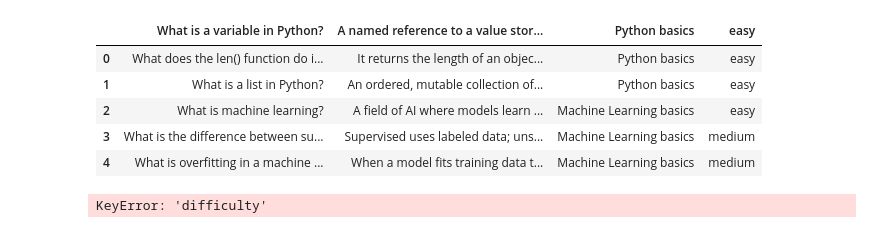
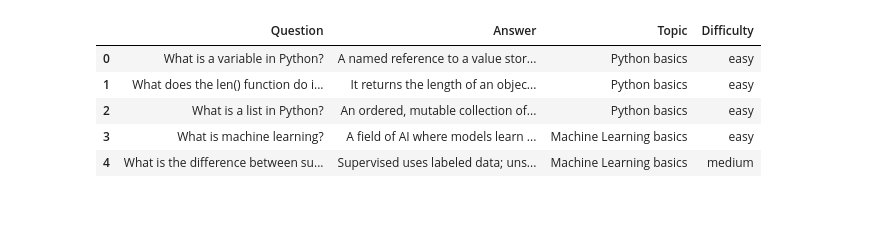
Before and after one commit to Devarajan-Maheshwaran/ai-study-pal, a Jupyter notebook: notebooks/01_quiz_data_eda.ipynb, the cells around one changed output. Drawn from its saved outputs; the diff is of its cells as text; code cells hidden in the pictures.

Commit message:
Added Python-AI model codes

```diff
--- a/notebooks/01_quiz_data_eda.ipynb
+++ b/notebooks/01_quiz_data_eda.ipynb
@@ -1,16 +13,12 @@
 # %%
-import pandas as pd
+csv_path = "../data/quiz/quiz_samples.csv"
 
-quiz_df = pd.read_csv("../data/quiz/quiz_samples.csv")
+quiz_df = pd.read_csv(csv_path)
 quiz_df.head()
 # %% [output]
-|  | What is a variable in Python? | A named reference to a value stor... | Python basics | easy |
-| 0 | What does the len() function do i... | It returns the length of an objec... | Python basics | easy |
-| 1 | What is a list in Python? | An ordered, mutable collection of... | Python basics | easy |
-| 2 | What is machine learning? | A field of AI where models learn ... | Machine Learning basics | easy |
-| 3 | What is the difference between su... | Supervised uses labeled data; uns... | Machine Learning basics | medium |
-| 4 | What is overfitting in a machine ... | When a model fits training data t... | Machine Learning basics | medium |
+|  | Question | Answer | Topic | Difficulty |
+| 0 | What is a variable in Python? | A named reference to a value stor... | Python basics | easy |
+| 1 | What does the len() function do i... | It returns the length of an objec... | Python basics | easy |
+| 2 | What is a list in Python? | An ordered, mutable collection of... | Python basics | easy |
+| 3 | What is machine learning? | A field of AI where models learn ... | Machine Learning basics | easy |
+| 4 | What is the difference between su... | Supervised uses labeled data; uns... | Machine Learning basics | medium |
-# %%
-quiz_df["difficulty"].value_counts()
-# %% [output]
-KeyError: 'difficulty'
```
Also changed, not shown: parts of 9 cells of this notebook, 3 other files.
